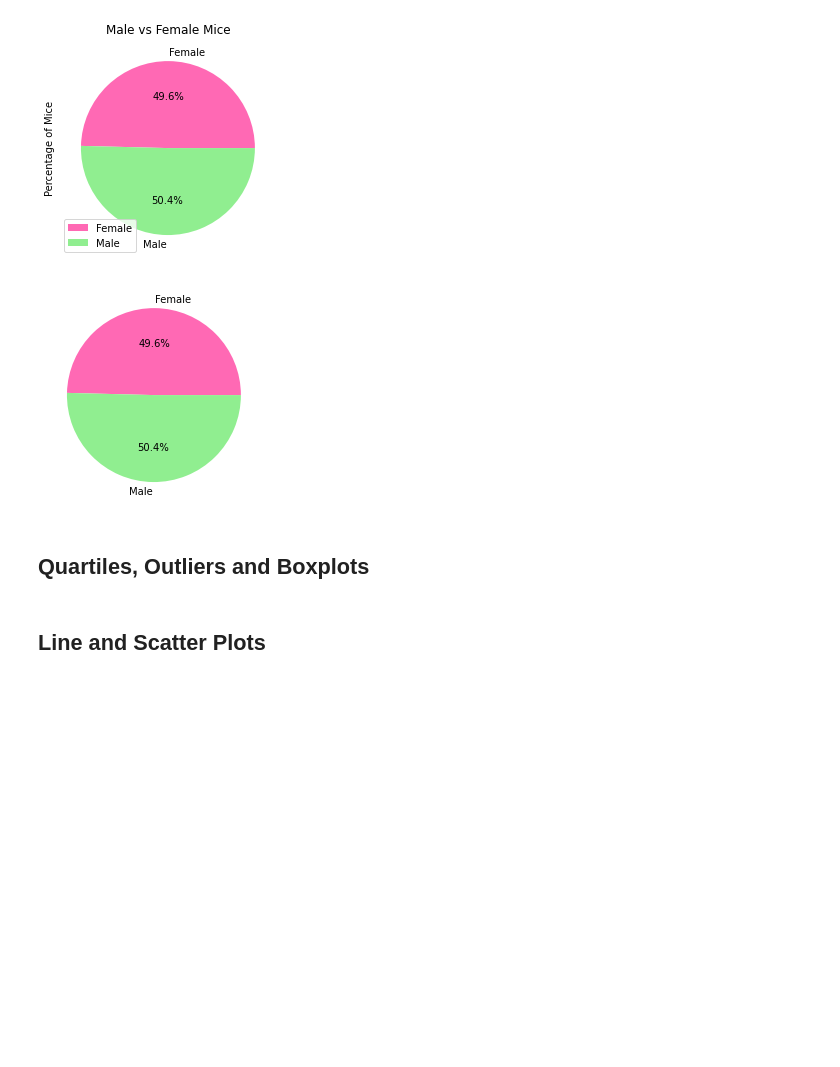
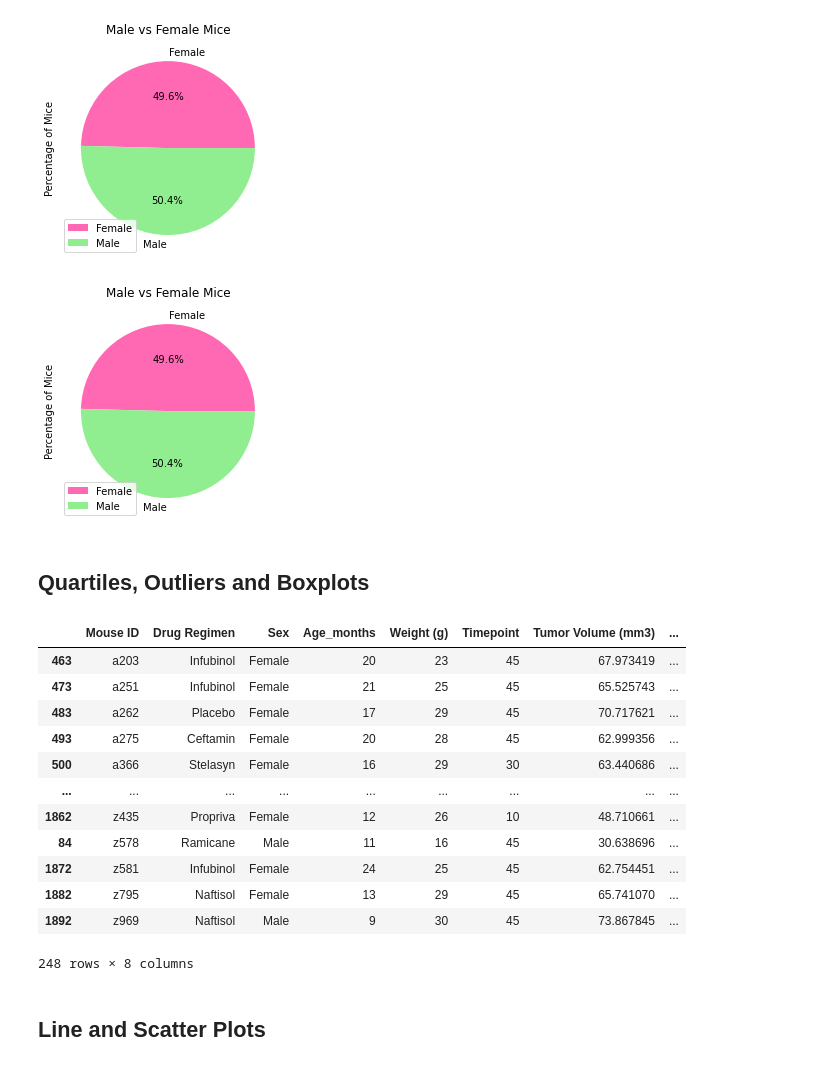
Before and after one commit to pspitzer86/Matplotlib-Challenge, a Jupyter notebook: Pymaceuticals_challenge.ipynb, the cells around one changed output. Drawn from its saved outputs; the diff is of its cells as text; code cells hidden in the pictures; blank space fills up the shorter version.

Commit message:
found tumor volume at latest timepoint for all mice

```diff
--- a/Pymaceuticals_challenge.ipynb
+++ b/Pymaceuticals_challenge.ipynb
@@ -168,24 +168,42 @@ plt.show()
 
 labels = mouse_gender.index
 
-plt.pie(mouse_gender['Mouse ID'], labels = labels, autopct='%1.1f%%'', colors = ['hotpink', 'lightgreen'])
-plt.title('')
+plt.pie(mouse_gender['Mouse ID'], labels = labels, autopct='%1.1f%%', colors = ['hotpink', 'lightgreen'])
+plt.title('Male vs Female Mice')
 plt.ylabel('Percentage of Mice')
 plt.legend(loc = 'lower left')
 
 plt.show()
 # %% [output]
-[figure, old version]
+[figure, new version]
 # %% [markdown]
 ## Quartiles, Outliers and Boxplots
 # %%
 # Calculate the final tumor volume of each mouse across four of the treatment regimens:
 # Capomulin, Ramicane, Infubinol, and Ceftamin
 
 # Start by getting the last (greatest) timepoint for each mouse
 
+cleaned_data_sorted = cleaned_data.sort_values(['Mouse ID', 'Timepoint'], ascending=False)
+cleaned_data_sorted_drop = cleaned_data_sorted.drop_duplicates(subset = 'Mouse ID', keep = 'first', inplace = False)
+cleaned_data_resorted = cleaned_data_sorted_drop.sort_values('Mouse ID', ascending=True)
+cleaned_data_resorted
 
 # Merge this group df with the original dataframe to get the tumor volume at the last timepoint
+# %% [output]
+|  | Mouse ID | Drug Regimen | Sex | Age_months | Weight (g) | Timepoint | Tumor Volume (mm3) | ... |
+| 463 | a203 | Infubinol | Female | 20 | 23 | 45 | 67.973419 | ... |
+| 473 | a251 | Infubinol | Female | 21 | 25 | 45 | 65.525743 | ... |
+| 483 | a262 | Placebo | Female | 17 | 29 | 45 | 70.717621 | ... |
+| 493 | a275 | Ceftamin | Female | 20 | 28 | 45 | 62.999356 | ... |
+| 500 | a366 | Stelasyn | Female | 16 | 29 | 30 | 63.440686 | ... |
+| ... | ... | ... | ... | ... | ... | ... | ... | ... |
+| 1862 | z435 | Propriva | Female | 12 | 26 | 10 | 48.710661 | ... |
+| 84 | z578 | Ramicane | Male | 11 | 16 | 45 | 30.638696 | ... |
+| 1872 | z581 | Infubinol | Female | 24 | 25 | 45 | 62.754451 | ... |
+| 1882 | z795 | Naftisol | Female | 13 | 29 | 45 | 65.741070 | ... |
+| 1892 | z969 | Naftisol | Male | 9 | 30 | 45 | 73.867845 | ... |
+248 rows × 8 columns
 # %%
 # Put treatments into a list for for loop (and later for plot labels)
 
```
